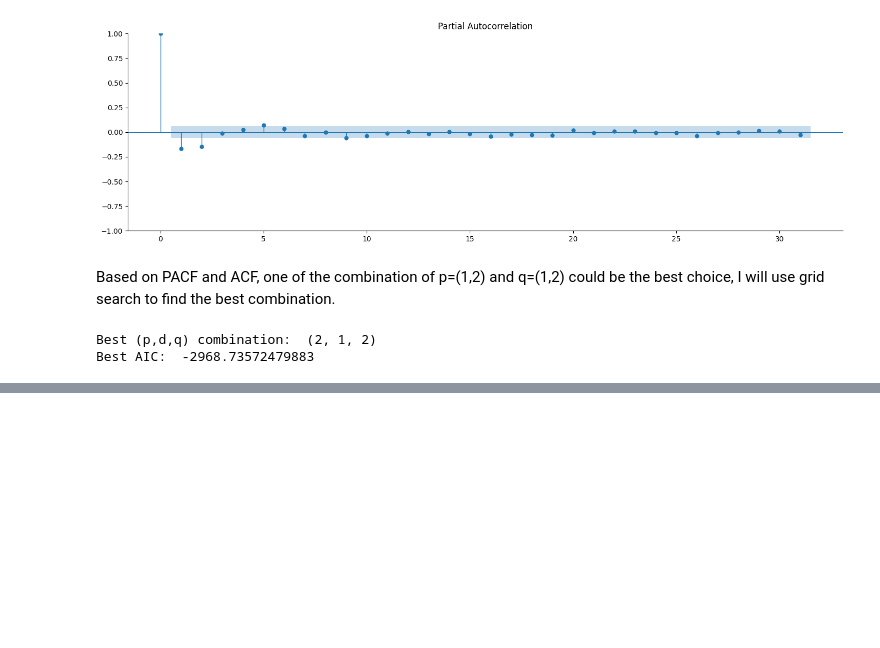
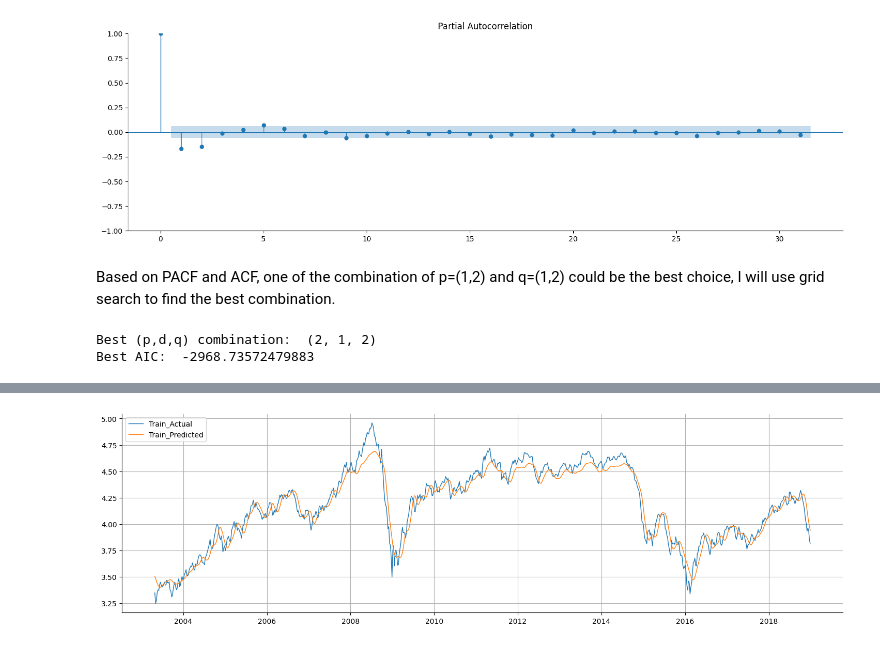
Before and after one commit to LAOMAITOU/Crude_Oil_Price_Model, a Jupyter notebook: wti.ipynb, the cells around one changed output, grey strips where cells are left out. Cells and saved outputs as stored; diff of their text form; code cells hidden in the pictures; blank space fills up the shorter version.

```diff
--- a/wti.ipynb
+++ b/wti.ipynb
@@ -378,0 +398,8 @@ plt.show()
+# %%
+# auto_arima_model = AutoARIMA(d=1, start_p=1, max_p=3, start_q=1, max_q=3,
+#                              start_P=0, max_P=3, start_Q=0, max_Q=3,
+#                              start_D=0, max_D=1,
+#                              seasonal=True, trace=True)
+auto_arima_model_seasonal=AutoARIMA(seasonal=True)
+auto_arima_model_seasonal.fit(train)
+auto_arima_model_seasonal.summary()
@@ -378,0 +593,7 @@ plt.show()
+# %%
+plt.plot(train_compare['Price'], label = "Train_Actual")
+plt.plot(train_compare['train_predicted_lstm'], label = 'Train_Predicted')
+plt.legend(loc='upper left')
+plt.grid(True)
+# %% [output]
+[figure, added]
```
Also changed, not shown: parts of 28 cells of this notebook.
